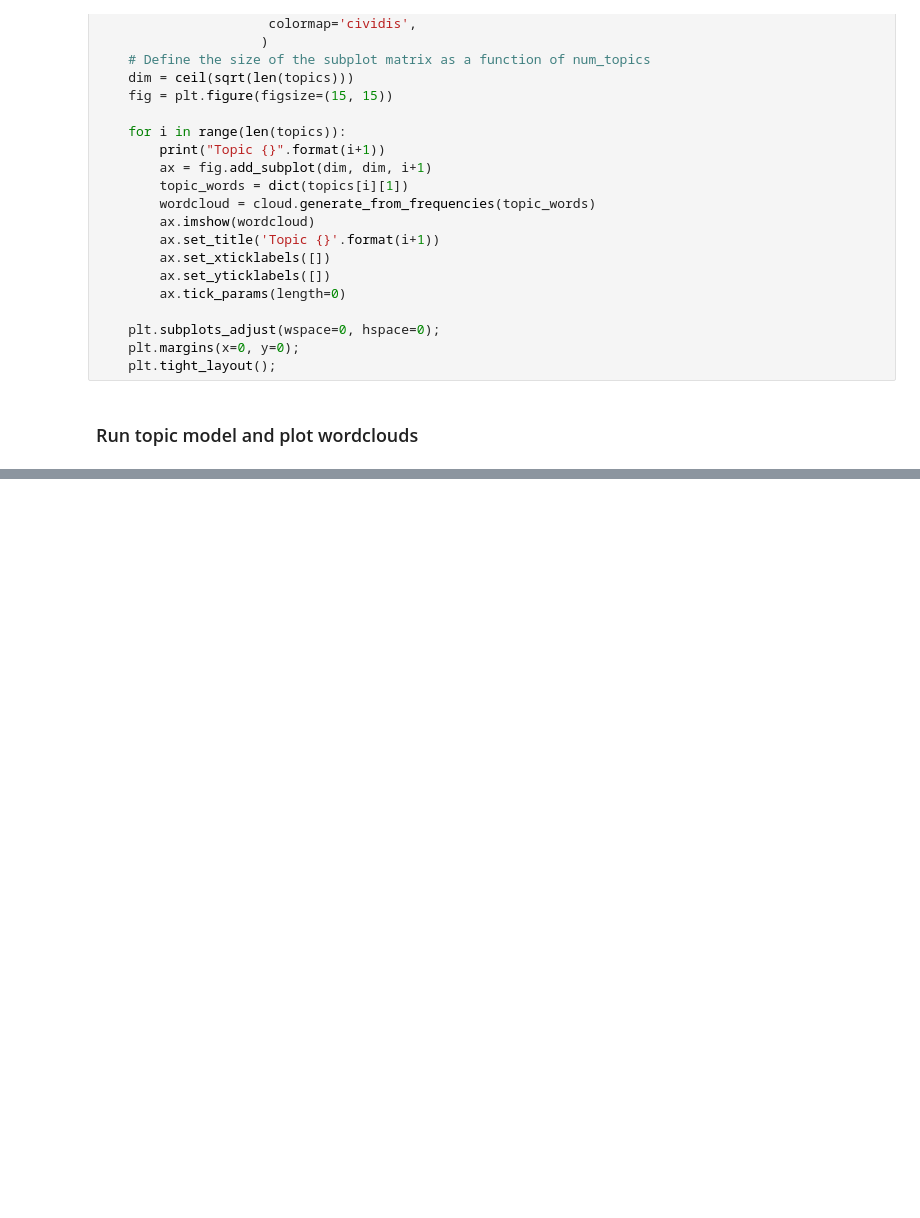
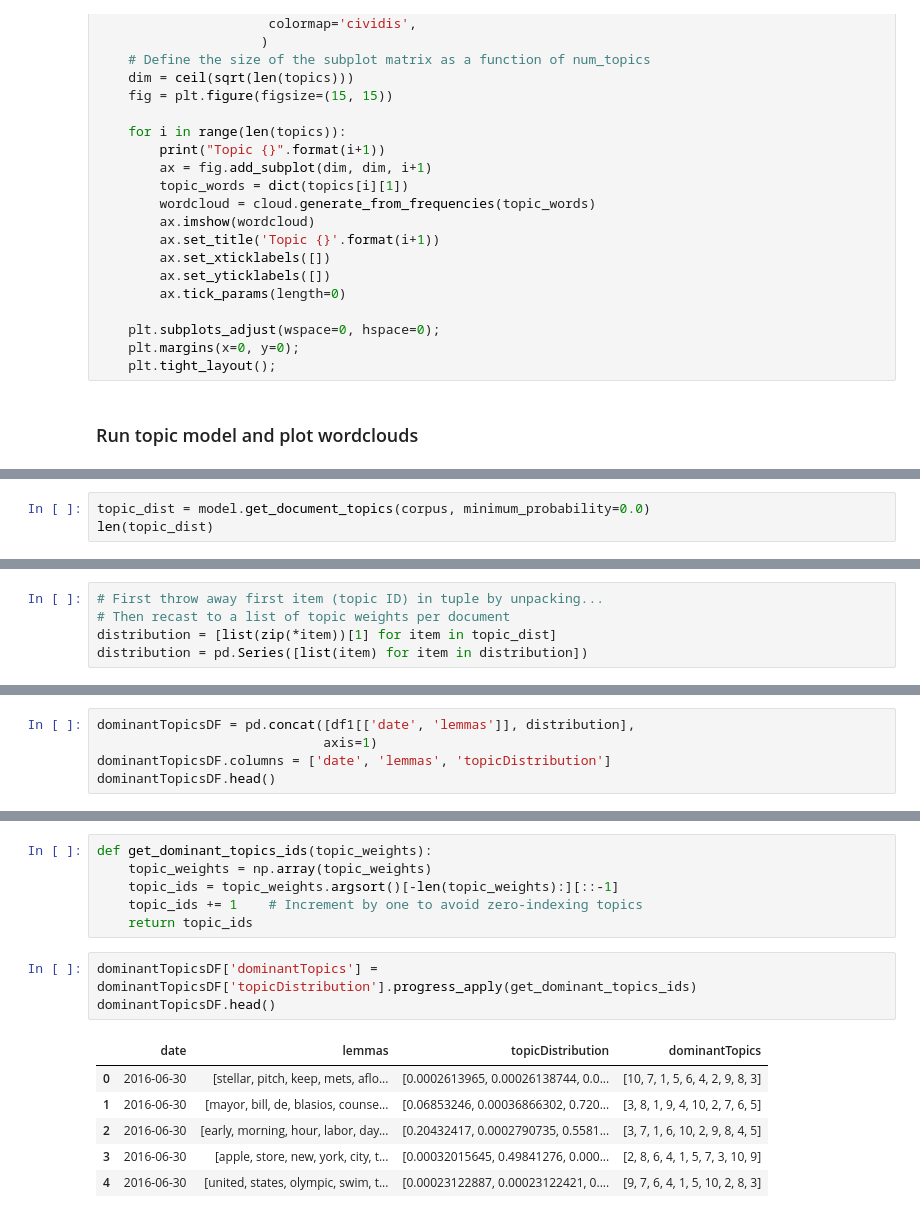
Before and after one commit to prrao87/topic-modelling, a Jupyter notebook: topic_model/1_gensim_lda.ipynb, the cells around one changed output, grey strips where cells are left out. Drawn from its saved outputs; the diff is of its cells as text; blank space fills up the shorter version.

```diff
--- a/topic_model/1_gensim_lda.ipynb
+++ b/topic_model/1_gensim_lda.ipynb
@@ -161,0 +165,3 @@ Topic 10
+# %%
+topic_dist = model.get_document_topics(corpus, minimum_probability=0.0)
+len(topic_dist)
@@ -161,0 +170,5 @@ Topic 10
+# %%
+# First throw away first item (topic ID) in tuple by unpacking...
+# Then recast to a list of topic weights per document
+distribution = [list(zip(*item))[1] for item in topic_dist]
+distribution = pd.Series([list(item) for item in distribution])
@@ -161,0 +177,5 @@ Topic 10
+# %%
+dominantTopicsDF = pd.concat([df1[['date', 'lemmas']], distribution],
+                             axis=1)
+dominantTopicsDF.columns = ['date', 'lemmas', 'topicDistribution']
+dominantTopicsDF.head()
@@ -161,0 +189,16 @@ Topic 10
+# %%
+def get_dominant_topics_ids(topic_weights):
+    topic_weights = np.array(topic_weights)
+    topic_ids = topic_weights.argsort()[-len(topic_weights):][::-1]
+    topic_ids += 1    # Increment by one to avoid zero-indexing topics
+    return topic_ids
+# %%
+dominantTopicsDF['dominantTopics'] = dominantTopicsDF['topicDistribution'].progress_apply(get_dominant_topics_ids)
+dominantTopicsDF.head()
+# %% [output]
+|  | date | lemmas | topicDistribution | dominantTopics |
+| 0 | 2016-06-30 | [stellar, pitch, keep, mets, aflo... | [0.0002613965, 0.00026138744, 0.0... | [10, 7, 1, 5, 6, 4, 2, 9, 8, 3] |
+| 1 | 2016-06-30 | [mayor, bill, de, blasios, counse... | [0.06853246, 0.00036866302, 0.720... | [3, 8, 1, 9, 4, 10, 2, 7, 6, 5] |
+| 2 | 2016-06-30 | [early, morning, hour, labor, day... | [0.20432417, 0.0002790735, 0.5581... | [3, 7, 1, 6, 10, 2, 9, 8, 4, 5] |
+| 3 | 2016-06-30 | [apple, store, new, york, city, t... | [0.00032015645, 0.49841276, 0.000... | [2, 8, 6, 4, 1, 5, 7, 3, 10, 9] |
+| 4 | 2016-06-30 | [united, states, olympic, swim, t... | [0.00023122887, 0.00023122421, 0.... | [9, 7, 6, 4, 1, 5, 10, 2, 8, 3] |
```
Also changed, not shown: parts of 8 cells of this notebook.
